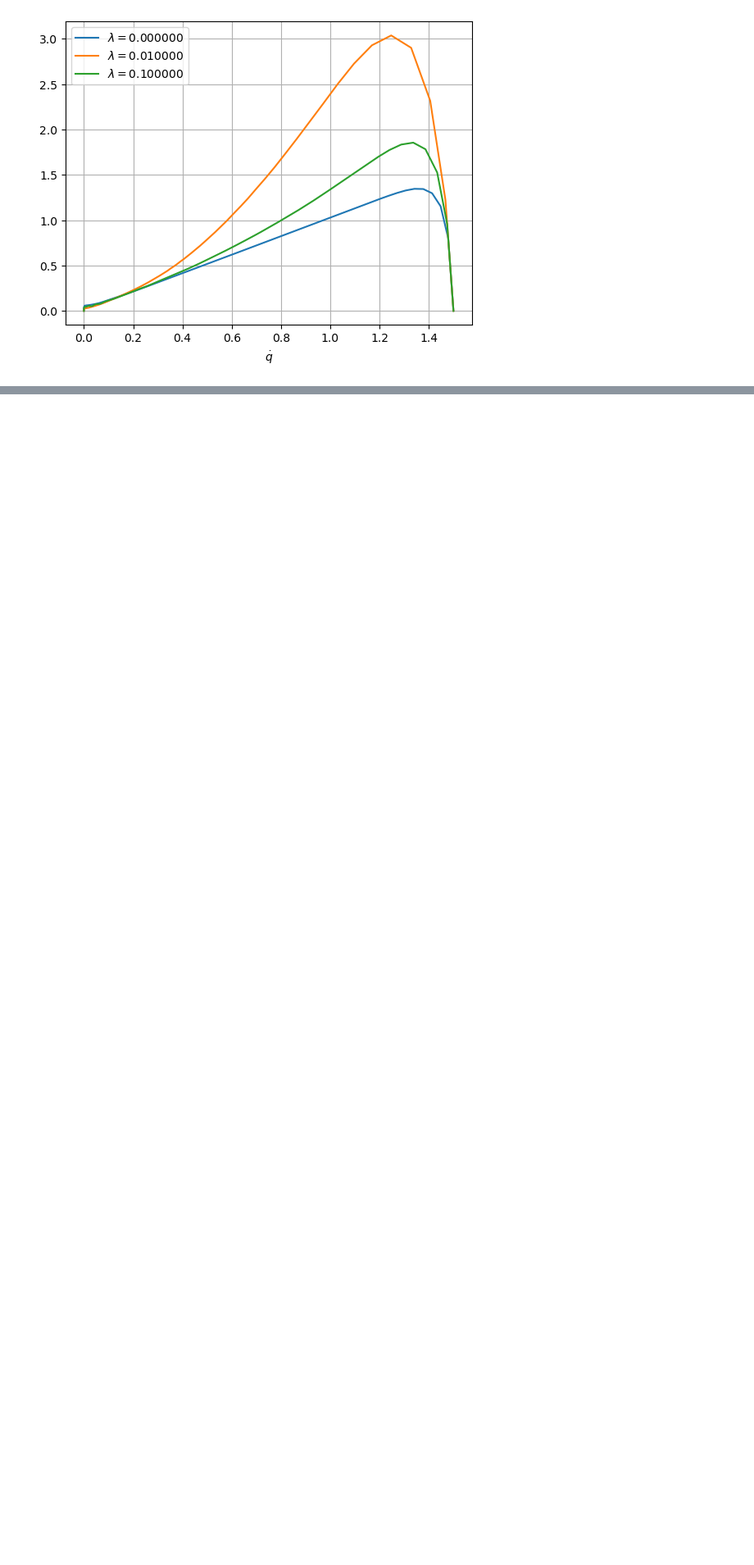
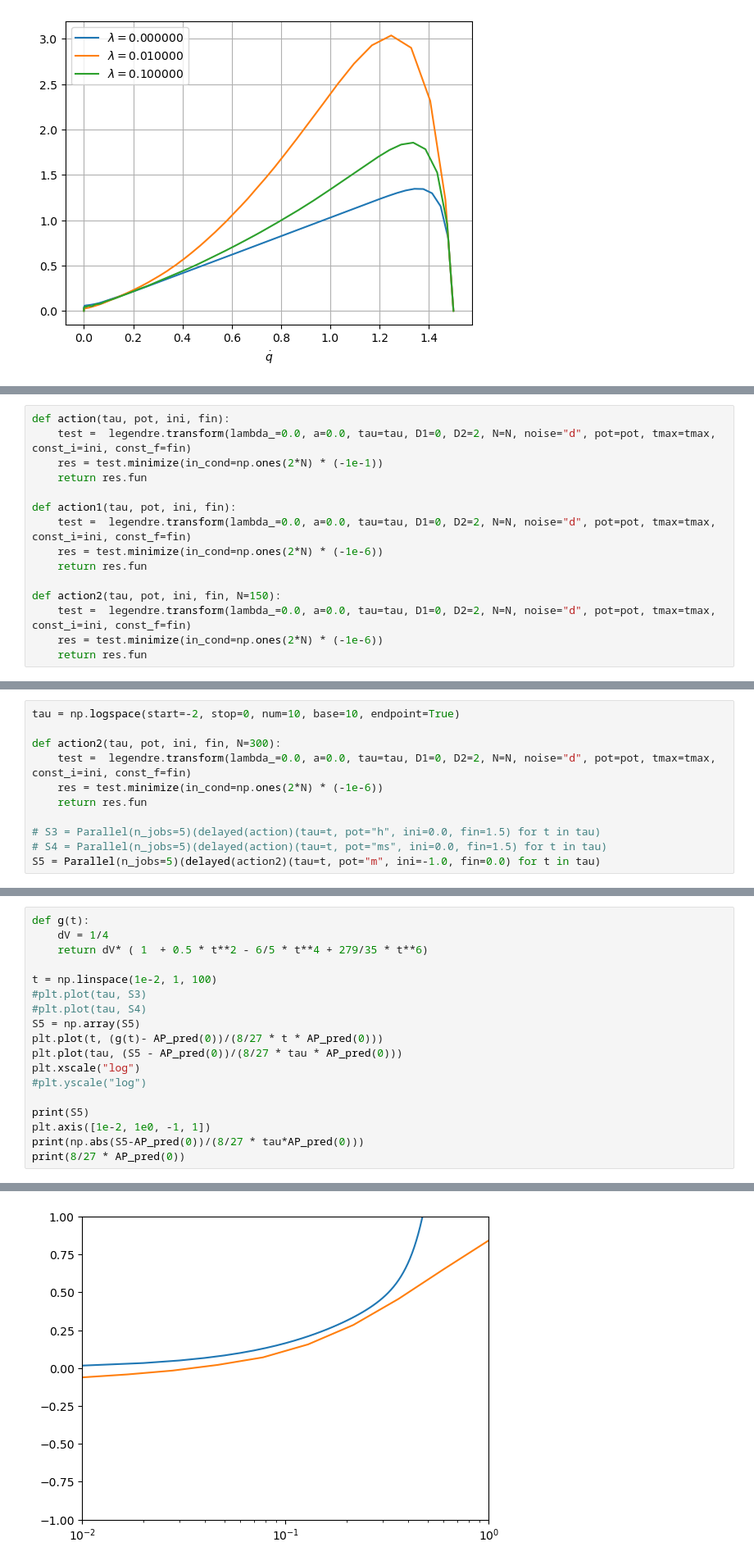
Before and after one commit to larstors/Internship, a Jupyter notebook: numerics/output.ipynb, the cells around one changed output, grey strips where cells are left out. Shown at 82% size. Drawn from its saved outputs; the diff is of its cells as text; blank space fills up the shorter version.

```diff
--- a/numerics/output.ipynb
+++ b/numerics/output.ipynb
@@ -370,0 +409,15 @@ plt.show()
+# %%
+def action(tau, pot, ini, fin):
+    test =  legendre.transform(lambda_=0.0, a=0.0, tau=tau, D1=0, D2=2, N=N, noise="d", pot=pot, tmax=tmax, const_i=ini, const_f=fin)
+    res = test.minimize(in_cond=np.ones(2*N) * (-1e-1))
+    return res.fun
+
+def action1(tau, pot, ini, fin):
+    test =  legendre.transform(lambda_=0.0, a=0.0, tau=tau, D1=0, D2=2, N=N, noise="d", pot=pot, tmax=tmax, const_i=ini, const_f=fin)
+    res = test.minimize(in_cond=np.ones(2*N) * (-1e-6))
+    return res.fun
+
+def action2(tau, pot, ini, fin, N=150):
+    test =  legendre.transform(lambda_=0.0, a=0.0, tau=tau, D1=0, D2=2, N=N, noise="d", pot=pot, tmax=tmax, const_i=ini, const_f=fin)
+    res = test.minimize(in_cond=np.ones(2*N) * (-1e-6))
+    return res.fun
@@ -370,0 +533,11 @@ plt.show()
+# %%
+tau = np.logspace(start=-2, stop=0, num=10, base=10, endpoint=True)
+
+def action2(tau, pot, ini, fin, N=300):
+    test =  legendre.transform(lambda_=0.0, a=0.0, tau=tau, D1=0, D2=2, N=N, noise="d", pot=pot, tmax=tmax, const_i=ini, const_f=fin)
+    res = test.minimize(in_cond=np.ones(2*N) * (-1e-6))
+    return res.fun
+
+# S3 = Parallel(n_jobs=5)(delayed(action)(tau=t, pot="h", ini=0.0, fin=1.5) for t in tau)
+# S4 = Parallel(n_jobs=5)(delayed(action)(tau=t, pot="ms", ini=0.0, fin=1.5) for t in tau)
+S5 = Parallel(n_jobs=5)(delayed(action2)(tau=t, pot="m", ini=-1.0, fin=0.0) for t in tau)
@@ -370,0 +586,19 @@ plt.show()
+# %%
+def g(t):
+    dV = 1/4
+    return dV* ( 1  + 0.5 * t**2 - 6/5 * t**4 + 279/35 * t**6)
+
+t = np.linspace(1e-2, 1, 100)
+#plt.plot(tau, S3)
+#plt.plot(tau, S4)
+S5 = np.array(S5)
+plt.plot(t, (g(t)- AP_pred(0))/(8/27 * t * AP_pred(0)))
+plt.plot(tau, (S5 - AP_pred(0))/(8/27 * tau * AP_pred(0)))
+plt.xscale("log")
+#plt.yscale("log")
+
+print(S5)
+plt.axis([1e-2, 1e0, -1, 1])
+print(np.abs(S5-AP_pred(0))/(8/27 * tau*AP_pred(0)))
+print(8/27 * AP_pred(0))
+# %% [output]
@@ -370,0 +610 @@ plt.show()
+[figure, added]
```
Also changed, not shown: parts of 9 cells of this notebook, 3 other files.
